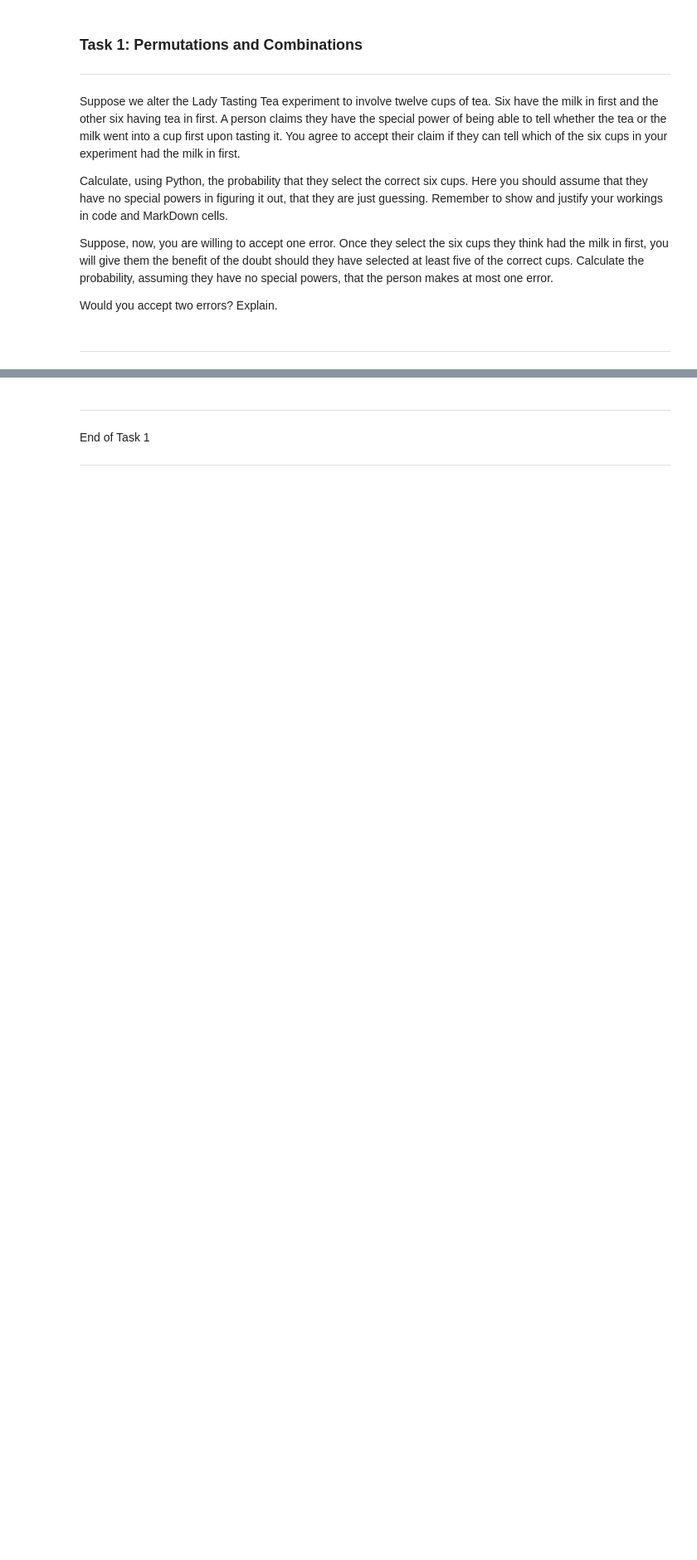
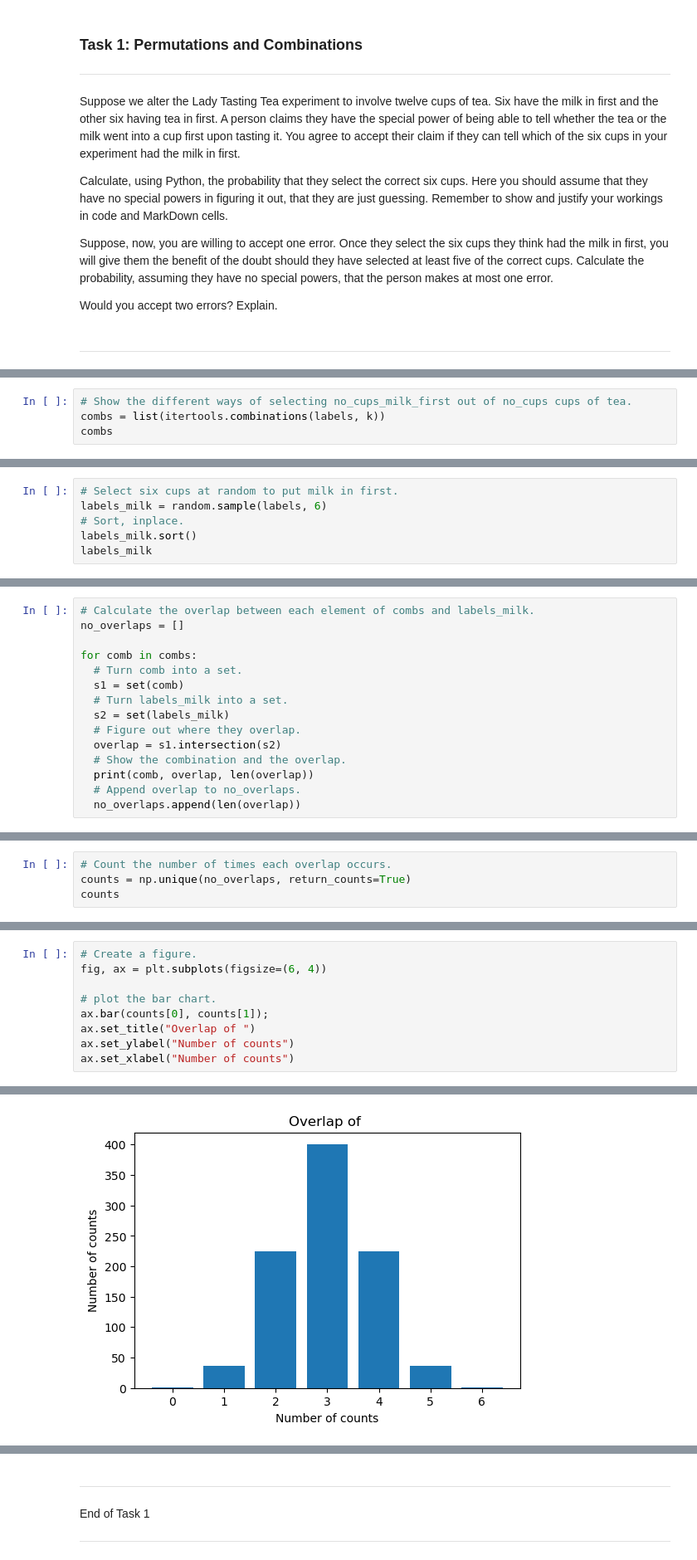
Before and after one commit to shanekeenan/applied_statistics, a Jupyter notebook: tasks.ipynb, the cells around one changed output, grey strips where cells are left out. Shown: that part at 83% size. Saved outputs shown, nothing was run; the diff lists cells and outputs as text; blank space fills up the shorter version.

Commit message:
Tasks: Work on Task 1: Permutations and Combinations - started

```diff
--- a/tasks.ipynb
+++ b/tasks.ipynb
@@ -43,0 +89,4 @@ Would you accept two errors? Explain.
+# %%
+# Show the different ways of selecting no_cups_milk_first out of no_cups cups of tea.
+combs = list(itertools.combinations(labels, k))
+combs
@@ -43,0 +116,6 @@ Would you accept two errors? Explain.
+# %%
+# Select six cups at random to put milk in first.
+labels_milk = random.sample(labels, 6)
+# Sort, inplace.
+labels_milk.sort()
+labels_milk
@@ -43,0 +129,15 @@ Would you accept two errors? Explain.
+# %%
+# Calculate the overlap between each element of combs and labels_milk.
+no_overlaps = []
+
+for comb in combs:
+  # Turn comb into a set.
+  s1 = set(comb)
+  # Turn labels_milk into a set.
+  s2 = set(labels_milk)
+  # Figure out where they overlap.
+  overlap = s1.intersection(s2)
+  # Show the combination and the overlap.
+  print(comb, overlap, len(overlap))
+  # Append overlap to no_overlaps.
+  no_overlaps.append(len(overlap))
@@ -43,0 +162,4 @@ Would you accept two errors? Explain.
+# %%
+# Count the number of times each overlap occurs.
+counts = np.unique(no_overlaps, return_counts=True)
+counts
@@ -43,0 +169,10 @@ Would you accept two errors? Explain.
+# %%
+# Create a figure.
+fig, ax = plt.subplots(figsize=(6, 4))
+
+# plot the bar chart.
+ax.bar(counts[0], counts[1]);
+ax.set_title("Overlap of ")
+ax.set_ylabel("Number of counts")
+ax.set_xlabel("Number of counts")
+# %% [output]
@@ -43,0 +180 @@ Would you accept two errors? Explain.
+[figure, added]
```
Also changed, not shown: parts of 22 cells of this notebook.
